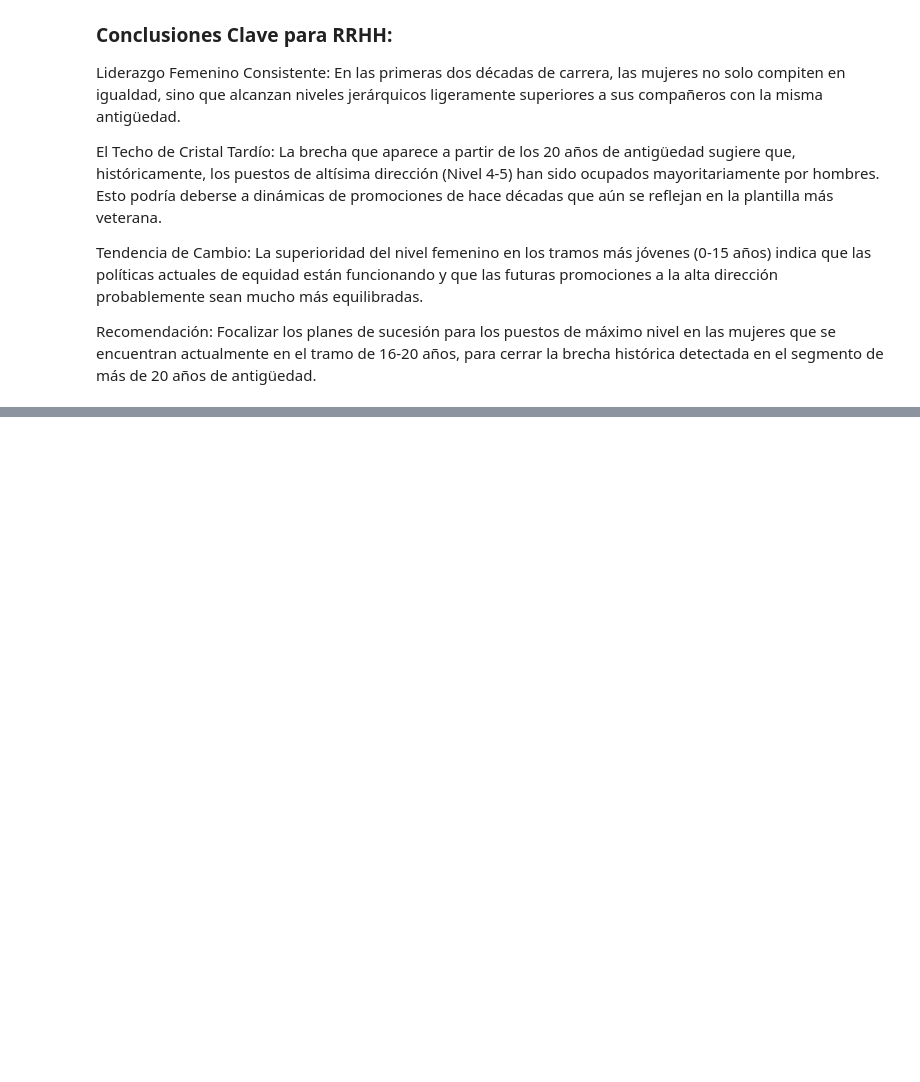
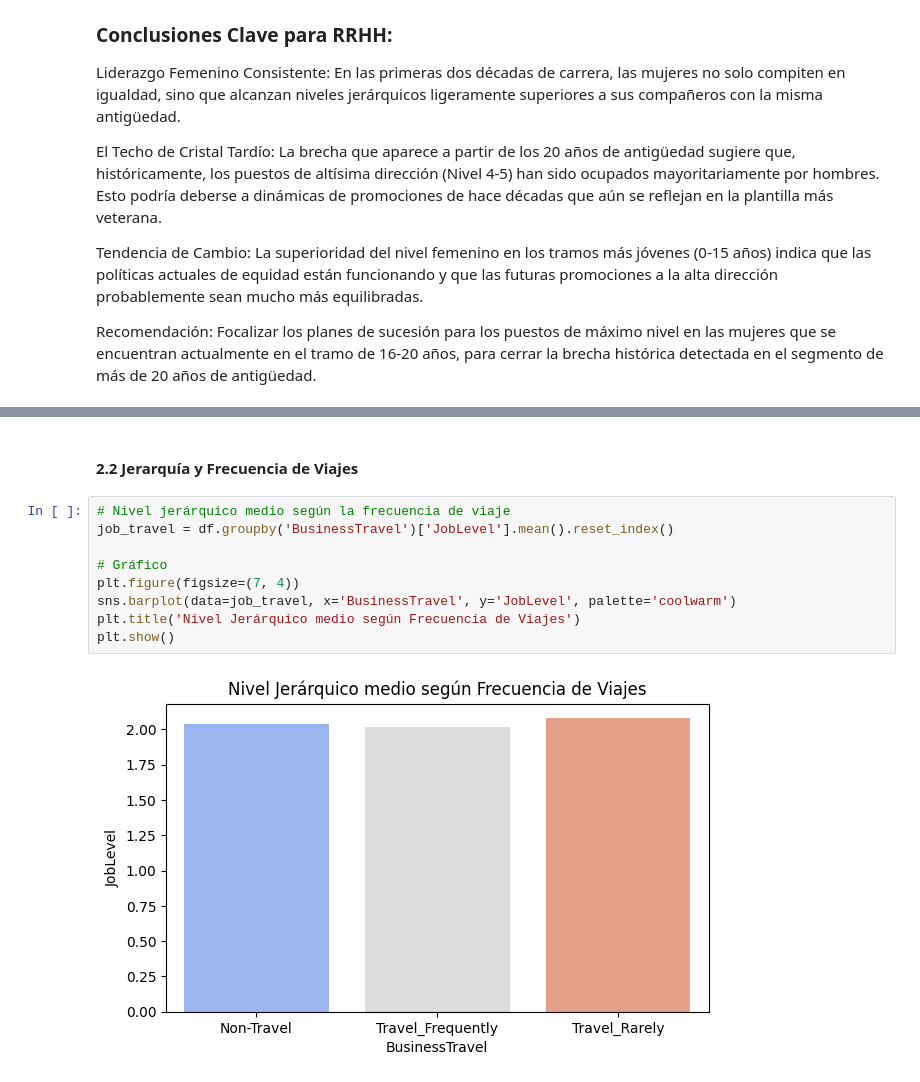
Before and after one commit to PatriciaAnaya/project-da-promo-59-modulo-3-team-3, a Jupyter notebook: optimizacion-de-talento.ipynb, the cells around one changed output, grey strips where cells are left out. Drawn from its saved outputs; the diff is of its cells as text; blank space fills up the shorter version.

```diff
--- a/optimizacion-de-talento.ipynb
+++ b/optimizacion-de-talento.ipynb
@@ -1019,0 +1118,13 @@ Recomendación: Focalizar los planes de sucesión para los puestos de máximo ni
+# %% [markdown]
+#### 2.2 Jerarquía y Frecuencia de Viajes
+# %%
+# Nivel jerárquico medio según la frecuencia de viaje
+job_travel = df.groupby('BusinessTravel')['JobLevel'].mean().reset_index()
+
+# Gráfico
+plt.figure(figsize=(7, 4))
+sns.barplot(data=job_travel, x='BusinessTravel', y='JobLevel', palette='coolwarm')
+plt.title('Nivel Jerárquico medio según Frecuencia de Viajes')
+plt.show()
+# %% [output]
+[figure, added]
```
Also changed, not shown: parts of 28 cells of this notebook.
